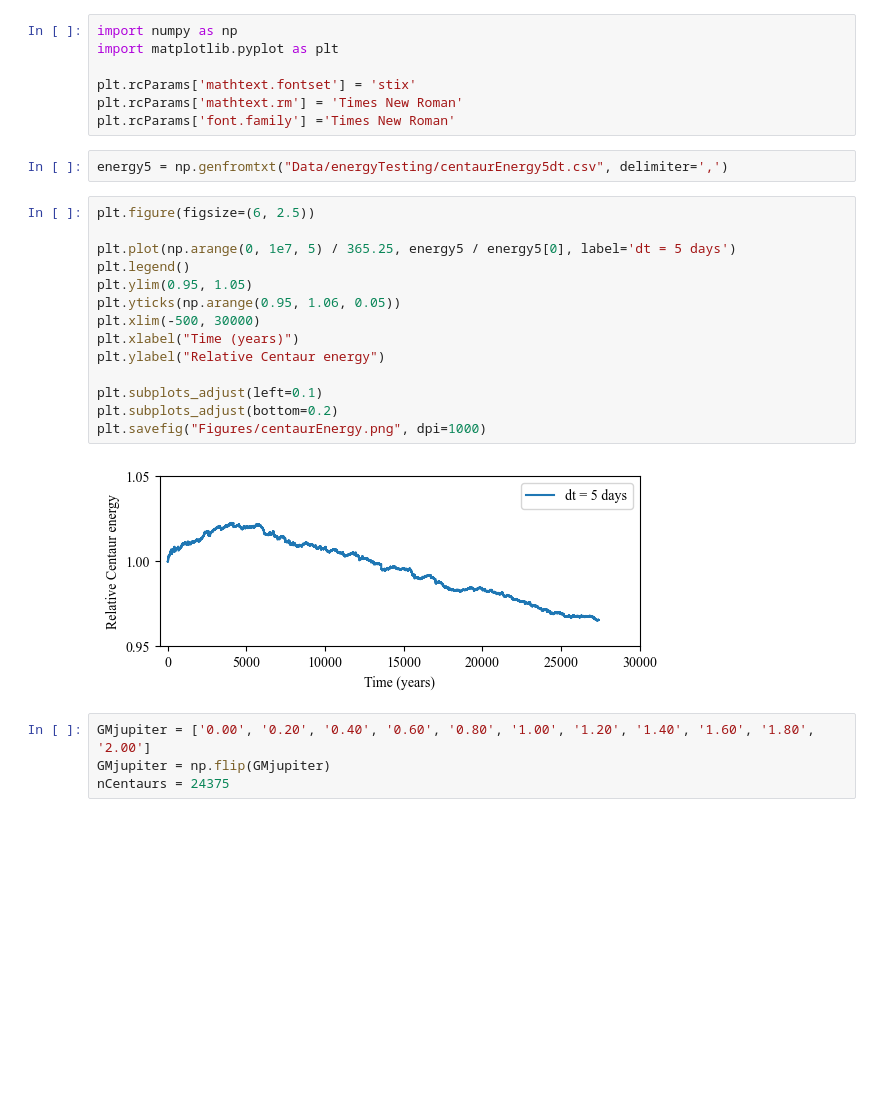
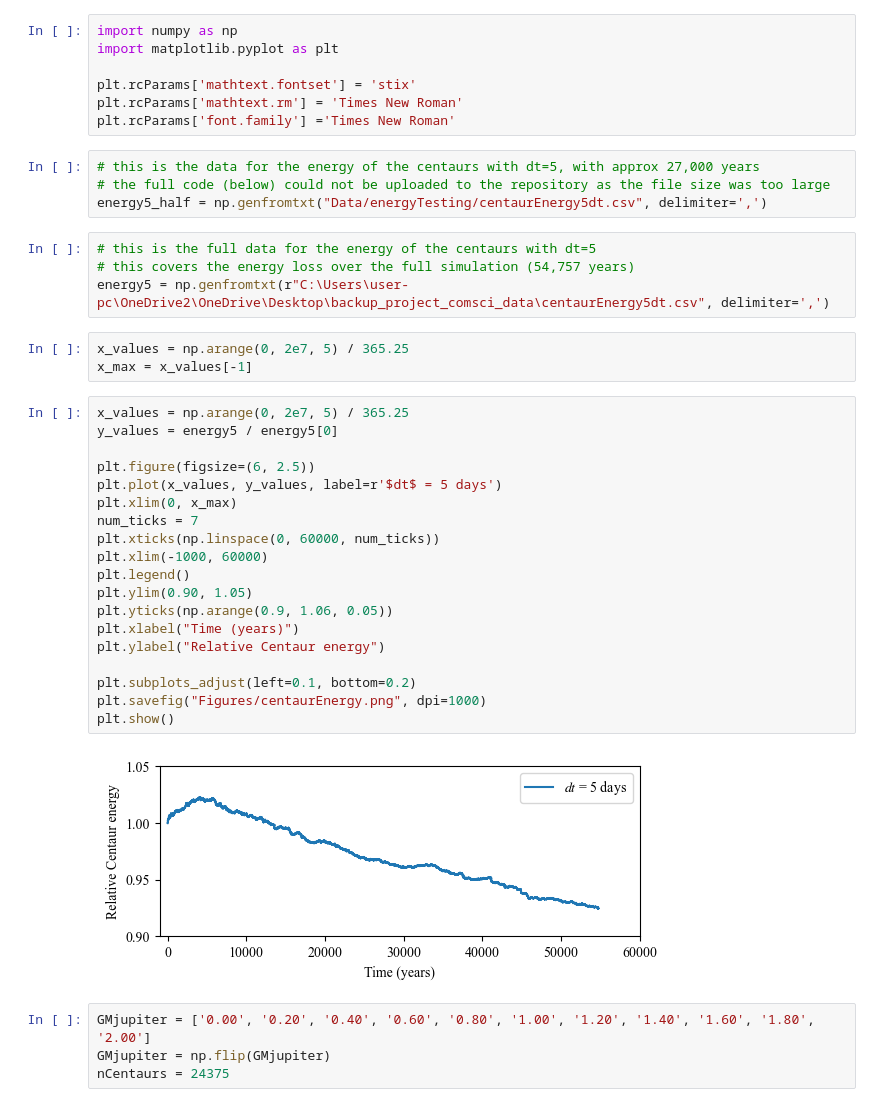
Before and after one commit to ThijsSpoor99/Project-Computational-Science, a Jupyter notebook: hypothesisTesting.ipynb, the cells around one changed output. Cells and saved outputs as stored; diff of their text form; blank space fills up the shorter version.

Commit message:
added dt=5 full simulation centaur energy

```diff
--- a/hypothesisTesting.ipynb
+++ b/hypothesisTesting.ipynb
@@ -5,24 +5,38 @@ import matplotlib.pyplot as plt
 plt.rcParams['mathtext.fontset'] = 'stix'
 plt.rcParams['mathtext.rm'] = 'Times New Roman'
 plt.rcParams['font.family'] ='Times New Roman'
-# %%
-energy5 = np.genfromtxt("Data/energyTesting/centaurEnergy5dt.csv", delimiter=',')
+# %%
+# this is the data for the energy of the centaurs with dt=5, with approx 27,000 years
+# the full code (below) could not be uploaded to the repository as the file size was too large
+energy5_half = np.genfromtxt("Data/energyTesting/centaurEnergy5dt.csv", delimiter=',')
+# %%
+# this is the full data for the energy of the centaurs with dt=5
+# this covers the energy loss over the full simulation (54,757 years)
+energy5 = np.genfromtxt(r"C:\Users\user-pc\OneDrive2\OneDrive\Desktop\backup_project_comsci_data\centaurEnergy5dt.csv", delimiter=',')
+# %%
+x_values = np.arange(0, 2e7, 5) / 365.25
+x_max = x_values[-1]
 # %%
+x_values = np.arange(0, 2e7, 5) / 365.25
+y_values = energy5 / energy5[0]
+
 plt.figure(figsize=(6, 2.5))
-
-plt.plot(np.arange(0, 1e7, 5) / 365.25, energy5 / energy5[0], label='dt = 5 days')
+plt.plot(x_values, y_values, label=r'$dt$ = 5 days')
+plt.xlim(0, x_max)
+num_ticks = 7
+plt.xticks(np.linspace(0, 60000, num_ticks))
+plt.xlim(-1000, 60000)
 plt.legend()
-plt.ylim(0.95, 1.05)
-plt.yticks(np.arange(0.95, 1.06, 0.05))
-plt.xlim(-500, 30000)
+plt.ylim(0.90, 1.05)
+plt.yticks(np.arange(0.9, 1.06, 0.05))
 plt.xlabel("Time (years)")
 plt.ylabel("Relative Centaur energy")
 
-plt.subplots_adjust(left=0.1)
-plt.subplots_adjust(bottom=0.2)
+plt.subplots_adjust(left=0.1, bottom=0.2)
 plt.savefig("Figures/centaurEnergy.png", dpi=1000)
+plt.show()
 # %% [output]
-[figure, old version]
+[figure, new version]
 # %%
 GMjupiter = ['0.00', '0.20', '0.40', '0.60', '0.80', '1.00', '1.20', '1.40', '1.60', '1.80', '2.00']
 GMjupiter = np.flip(GMjupiter)
```
Also changed, not shown: 1 other file.
